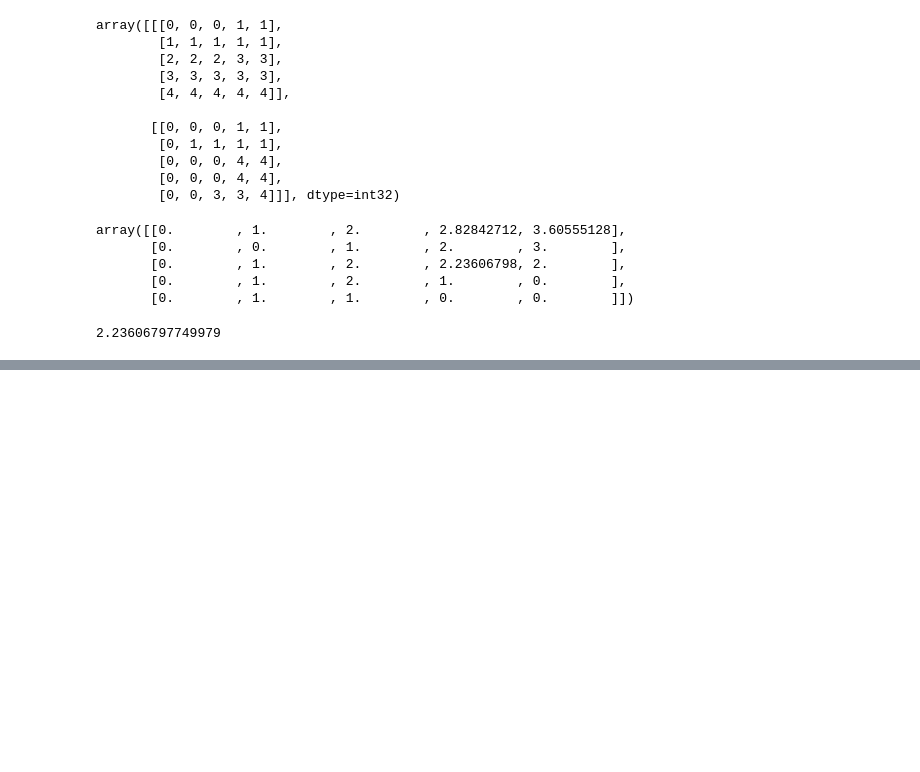
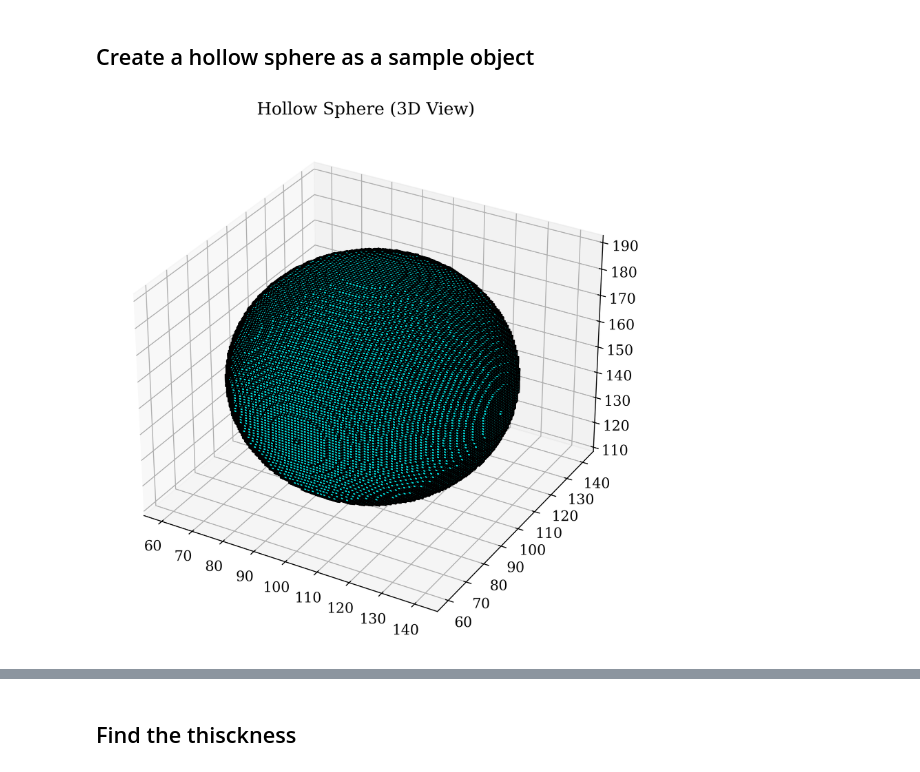
Before and after one commit to Dinuka-1999/R1, a Jupyter notebook: Image_Analysis/thickness.ipynb, the cells around one changed output, grey strips where cells are left out. Cells and saved outputs as stored; diff of their text form; code cells hidden in the pictures; blank space fills up the shorter version.

```diff
--- a/Image_Analysis/thickness.ipynb
+++ b/Image_Analysis/thickness.ipynb
@@ -122,32 +0,0 @@ def calculate_and_visualize_thickness(segmentation_filepath, label_of_interest):
-# %%
-a = np.array(([0,1,1,1,1],
-              [0,0,1,1,1],
-              [0,1,1,1,1],
-              [0,1,1,1,0],
-              [0,1,1,0,0]))
-edt, inds = ndimage.distance_transform_edt(a,sampling=[2,1], return_indices=True)
-inds
-# %% [output]
-array([[[0, 0, 0, 1, 1],
-        [1, 1, 1, 1, 1],
-        [2, 2, 2, 3, 3],
-        [3, 3, 3, 3, 3],
-        [4, 4, 4, 4, 4]],
-
-       [[0, 0, 0, 1, 1],
-        [0, 1, 1, 1, 1],
-        [0, 0, 0, 4, 4],
-        [0, 0, 0, 4, 4],
-        [0, 0, 3, 3, 4]]], dtype=int32)
-# %%
-edt
-# %% [output]
-array([[0.        , 1.        , 2.        , 2.82842712, 3.60555128],
-       [0.        , 0.        , 1.        , 2.        , 3.        ],
-       [0.        , 1.        , 2.        , 2.23606798, 2.        ],
-       [0.        , 1.        , 2.        , 1.        , 0.        ],
-       [0.        , 1.        , 1.        , 0.        , 0.        ]])
-# %%
-((2-1)**2+(3-1)**2)**0.5
-# %% [output]
-2.23606797749979
@@ -156,29 +1,42 @@ calculate_and_visualize_thickness("hollow_sphere.nii.gz",1)
+# %% [markdown]
+## Create a hollow sphere as a sample object
 # %%
 
 import numpy as np
 from scipy import ndimage
 import matplotlib.pyplot as plt
-import nibabel as nib # Use nibabel to load your NIfTI files
-# --- 1. SETUP: Create an empty 3D array and define coordinates ---
-image_size = [100, 100, 100]
-center = [50, 50, 50]
-numpy_array = np.zeros(image_size, dtype=np.uint8) # The empty canvas
-z, y, x = np.ogrid[0:image_size[0], 0:image_size[1], 0:image_size[2]] # Voxel coordinates
+import nibabel as nib
+import matplotlib as mpl
 
-# --- 2. DEFINE SHAPES: Define the radii for our hollow sphere ---
+mpl.rcParams['font.family'] = 'DejaVu Serif'
+mpl.rcParams['font.size'] = 12
+
+image_size = [200, 200, 300]
+center = [100, 100, 150]
+numpy_array = np.zeros(image_size, dtype=np.uint8)
+z, y, x = np.ogrid[0:image_size[0], 0:image_size[1], 0:image_size[2]]
+
 outer_radius = 40
 inner_radius = 30
 
-# --- 3. CREATE STENCILS: Make boolean masks for each sphere ---
-# A boolean mask where True means "inside the big sphere"
 outer_sphere_mask = (x - center[2])**2 + (y - center[1])**2 + (z - center[0])**2 <= outer_radius**2
-# A boolean mask where True means "inside the small sphere"
 inner_sphere_mask = (x - center[2])**2 + (y - center[1])**2 + (z - center[0])**2 <= inner_radius**2
 
-# --- 4. SUBTRACTION: Create the hollow shell by subtracting the inner from the outer ---
-# This results in a final mask that is True only for the voxels in the shell
 hollow_sphere = outer_sphere_mask & ~inner_sphere_mask
 
-# --- 5. APPLY TO IMAGE: Use the final mask to "paint" the shell onto our canvas ---
-# This sets all voxels corresponding to the shell to a value of 1
 numpy_array[hollow_sphere] = 1
+
+fig = plt.figure(figsize=(8, 8),dpi =300)
+ax = fig.add_subplot(111, projection='3d')
+ax.voxels(numpy_array, facecolors='cyan', edgecolors='k')
+ax.set_title('Hollow Sphere (3D View)')
+plt.show()
+
+affine = np.eye(4)
+nifti_image = nib.Nifti1Image(numpy_array, affine)
+output_filename = 'hollow_sphere.nii.gz'
+nib.save(nifti_image, output_filename)
+
+print(f"Successfully saved the 3D image to: {output_filename}")
+# %% [output]
+[figure, added]
@@ -207,0 +44,2 @@ viewer.add_image(img, name='Hollow Sphere')
+# %% [markdown]
+## Find the thisckness
```
Also changed, not shown: parts of 23 cells of this notebook, 1 other file.
